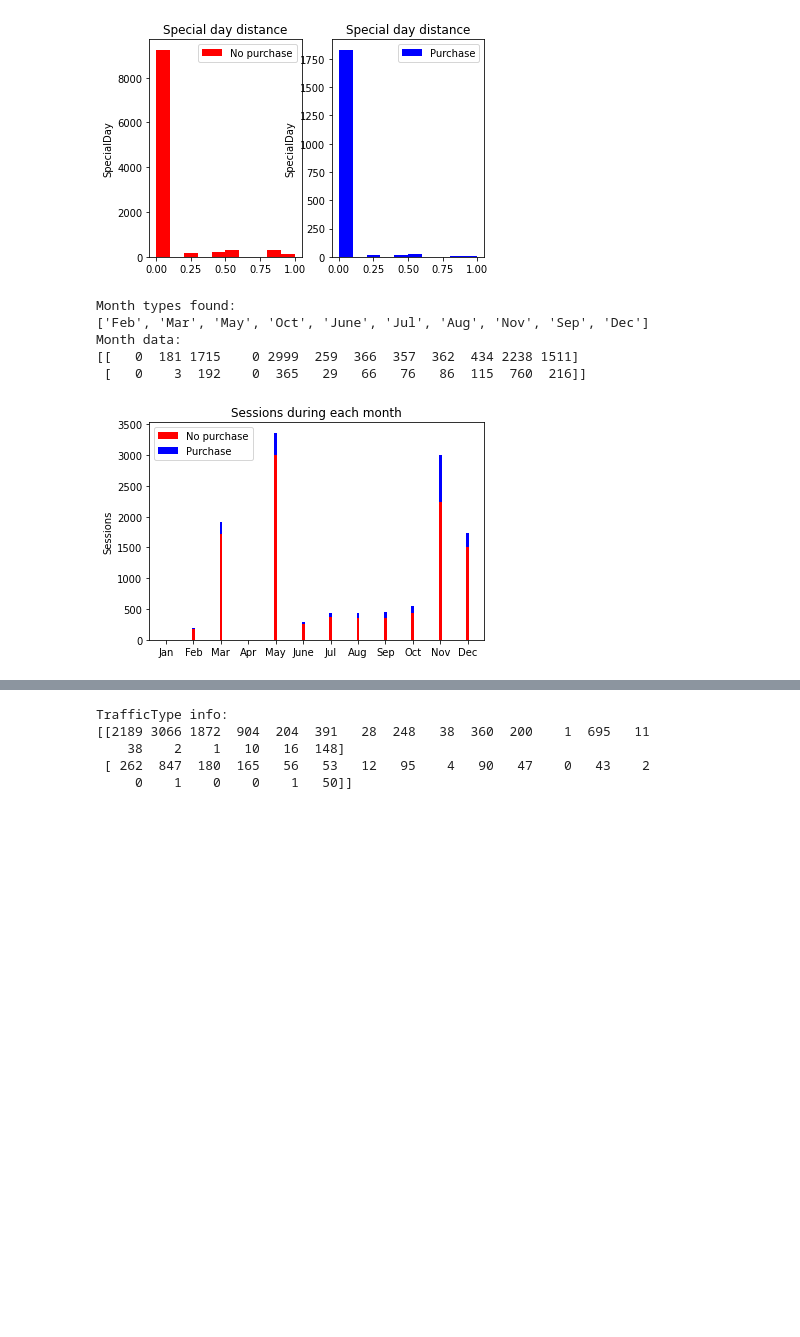
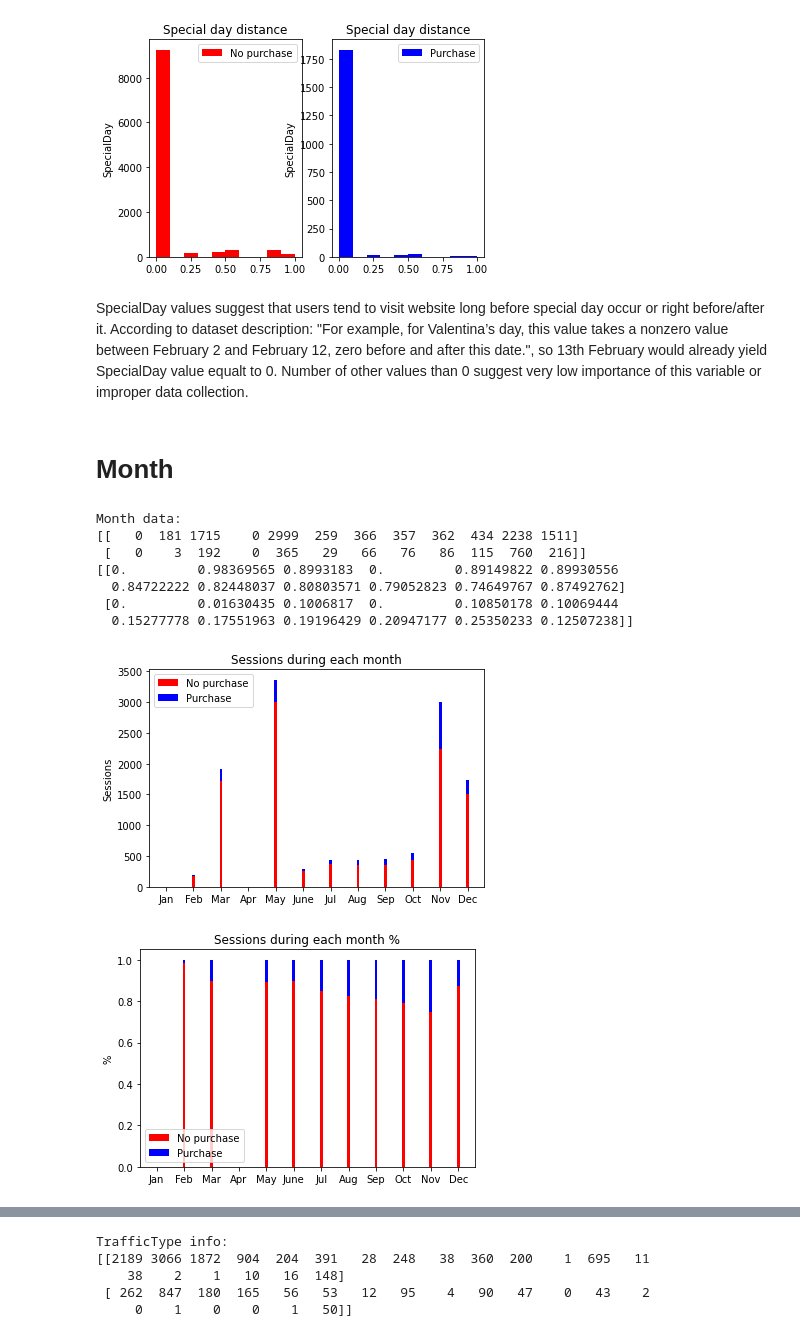
Before and after one commit to kl-r/shopping-intention, a Jupyter notebook: data_analysis.ipynb, the cells around one changed output, grey strips where cells are left out. Saved outputs shown, nothing was run; the diff lists cells and outputs as text; code cells hidden in the pictures; blank space fills up the shorter version.

```diff
--- a/data_analysis.ipynb
+++ b/data_analysis.ipynb
@@ -209,30 +266,57 @@ SpecialDay info:
 0.0 1.0 0.06843216273268087 0.0
 0.0 1.0 0.023165618448637317 0.0
 [figure]
+# %% [markdown]
+SpecialDay values suggest that users tend to visit website long before special day occur or right before/after it. According to dataset description: "For example, for Valentina’s day, this value takes a nonzero value between February 2 and February 12, zero before and after this date.", so 13th February would already yield SpecialDay value equalt to 0. Number of other values than 0 suggest very low importance of this variable or improper data collection.
+# %% [markdown]
+
+
+
+# Month
 # %%
 # Month
 month_types = list(dict.fromkeys(month_types))
 # no data: January and April
 # high traffic: March, May, Dec, Nov
 # low traffic: Feb, July, June, August, September
-print("Month types found:")
-print(month_types)
 print("Month data:")
 print(month_data)
 ind = np.arange(12)
 fig = plt.figure(8)
 ax = fig.add_subplot(111)
 ax.bar(ind, month_data[0], 0.1, color='r')
 ax.bar(ind, month_data[1], 0.1, bottom=month_data[0], color='b')
 ax.set_ylabel('Sessions')
 ax.set_title('Sessions during each month')
 ax.legend(labels=['No purchase', 'Purchase'])
 plt.xticks(np.arange(12), month.keys())
+
+month_data_percent = np.zeros((2, 12))
+for k in range(12):
+    if k != 0 and k != 3:
+        sum_ = month_data[0][k]+month_data[1][k]
+
+        month_data_percent[0][k] = month_data[0][k]/sum_
+        month_data_percent[1][k] = month_data[1][k]/sum_
+ind = np.arange(12)
+fig = plt.figure(21)
+ax = fig.add_subplot(111)
+ax.bar(ind, month_data_percent[0], 0.1, color='r')
+ax.bar(ind, month_data_percent[1], 0.1, bottom=month_data_percent[0], color='b')
+ax.set_ylabel('%')
+ax.set_title('Sessions during each month %')
+ax.legend(labels=['No purchase', 'Purchase'])
+plt.xticks(np.arange(12), month.keys())
+print(month_data_percent)
+
 print('\n\n')
 # %% [output]
-Month types found:
-['Feb', 'Mar', 'May', 'Oct', 'June', 'Jul', 'Aug', 'Nov', 'Sep', 'Dec']
 Month data:
 [[   0  181 1715    0 2999  259  366  357  362  434 2238 1511]
  [   0    3  192    0  365   29   66   76   86  115  760  216]]
+[[0.         0.98369565 0.8993183  0.         0.89149822 0.89930556
+  0.84722222 0.82448037 0.80803571 0.79052823 0.74649767 0.87492762]
+ [0.         0.01630435 0.1006817  0.         0.10850178 0.10069444
+  0.15277778 0.17551963 0.19196429 0.20947177 0.25350233 0.12507238]]
 [figure]
+[figure, added]
```
Also changed, not shown: parts of 29 cells of this notebook, 3 other files.
